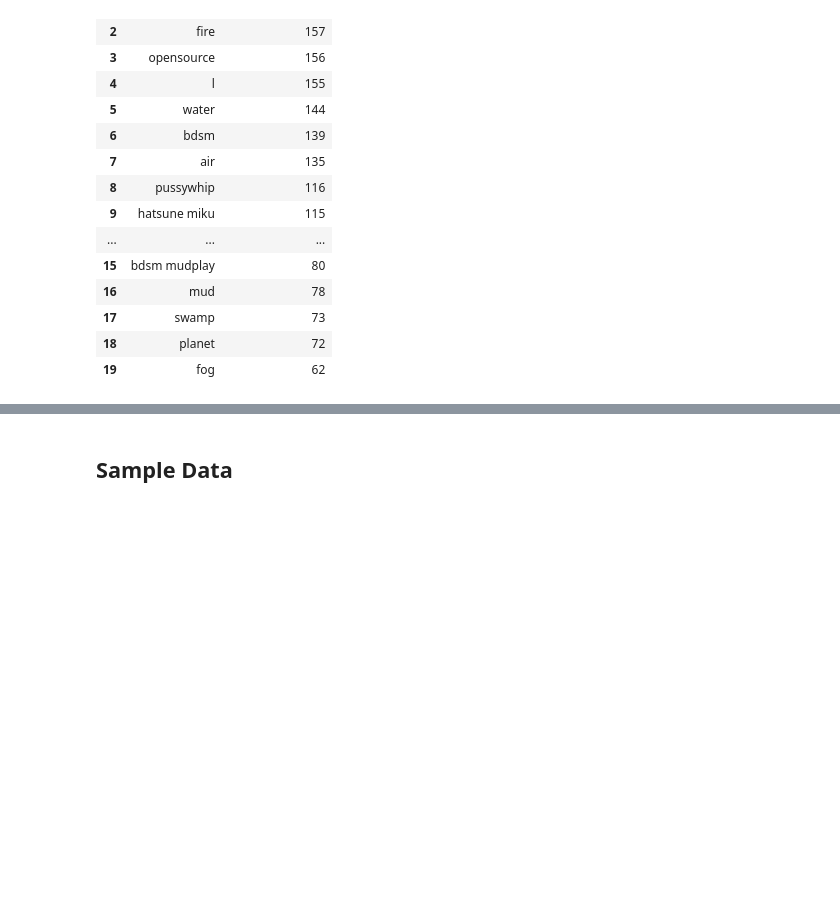
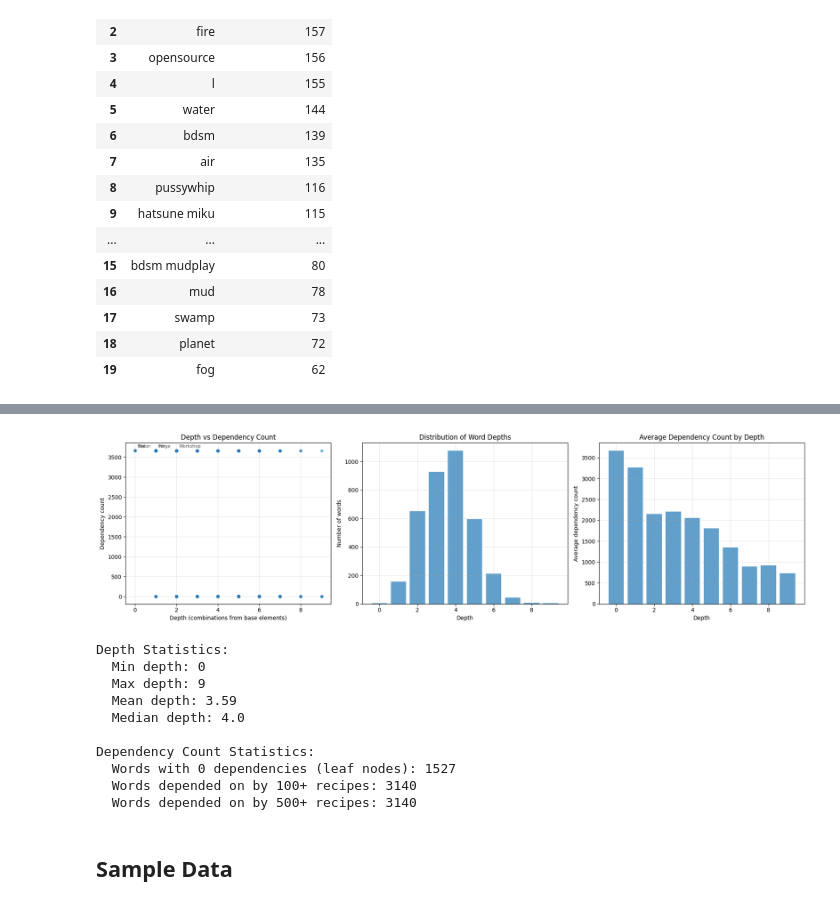
Before and after one commit to s-almeda/infiniteCATs, a Jupyter notebook: server/database_analysis.ipynb, the cells around one changed output, grey strips where cells are left out. Drawn from its saved outputs; the diff is of its cells as text; code cells hidden in the pictures; blank space fills up the shorter version.

```diff
--- a/server/database_analysis.ipynb
+++ b/server/database_analysis.ipynb
@@ -685,3 +1985,69 @@ pd.read_sql_query(query, conn)
+# %%
+# Analyze relationship between dependency count and depth
+import matplotlib.pyplot as plt
+
+fig, axes = plt.subplots(1, 3, figsize=(18, 5))
+
+# Filter out unreachable words (depth == -1)
+valid_df = dependency_df[dependency_df['depth'] >= 0]
+
+# Plot 1: Dependency count vs depth
+ax1 = axes[0]
+ax1.scatter(valid_df['depth'], valid_df['dependency_count'], alpha=0.5, s=20)
+ax1.set_xlabel('Depth (combinations from base elements)')
+ax1.set_ylabel('Dependency count')
+ax1.set_title('Depth vs Dependency Count')
+ax1.grid(True, alpha=0.3)
+
+# Label some interesting points
+for _, row in valid_df.nlargest(5, 'dependency_count').iterrows():
+    ax1.annotate(row['word'], (row['depth'], row['dependency_count']),
+                fontsize=8, alpha=0.7, xytext=(5, 5), textcoords='offset points')
+
+# Plot 2: Distribution of depths
+ax2 = axes[1]
+depth_counts = valid_df['depth'].value_counts().sort_index()
+ax2.bar(depth_counts.index, depth_counts.values, alpha=0.7)
+ax2.set_xlabel('Depth')
+ax2.set_ylabel('Number of words')
+ax2.set_title('Distribution of Word Depths')
+ax2.grid(True, alpha=0.3)
+
+# Plot 3: Average dependency count by depth
+ax3 = axes[2]
+avg_by_depth = valid_df.groupby('depth')['dependency_count'].mean()
+ax3.bar(avg_by_depth.index, avg_by_depth.values, alpha=0.7)
+ax3.set_xlabel('Depth')
+ax3.set_ylabel('Average dependency count')
+ax3.set_title('Average Dependency Count by Depth')
+ax3.grid(True, alpha=0.3)
+
+plt.tight_layout()
+plt.show()
+
+# Statistics
+print(f"\nDepth Statistics:")
+print(f"  Min depth: {valid_df['depth'].min()}")
+print(f"  Max depth: {valid_df['depth'].max()}")
+print(f"  Mean depth: {valid_df['depth'].mean():.2f}")
+print(f"  Median depth: {valid_df['depth'].median()}")
+
+print(f"\nDependency Count Statistics:")
+print(f"  Words with 0 dependencies (leaf nodes): {len(dependency_df[dependency_df['dependency_count'] == 0])}")
+print(f"  Words depended on by 100+ recipes: {len(dependency_df[dependency_df['dependency_count'] >= 100])}")
+print(f"  Words depended on by 500+ recipes: {len(dependency_df[dependency_df['dependency_count'] >= 500])}")
+# %% [output]
+[figure, added]
+Depth Statistics:
+  Min depth: 0
+  Max depth: 9
+  Mean depth: 3.59
+  Median depth: 4.0
+
+Dependency Count Statistics:
+  Words with 0 dependencies (leaf nodes): 1527
+  Words depended on by 100+ recipes: 3140
+  Words depended on by 500+ recipes: 3140
 # %% [markdown]
 ## Sample Data
 # %%
```
Also changed, not shown: parts of 12 cells of this notebook, 3 other files.
